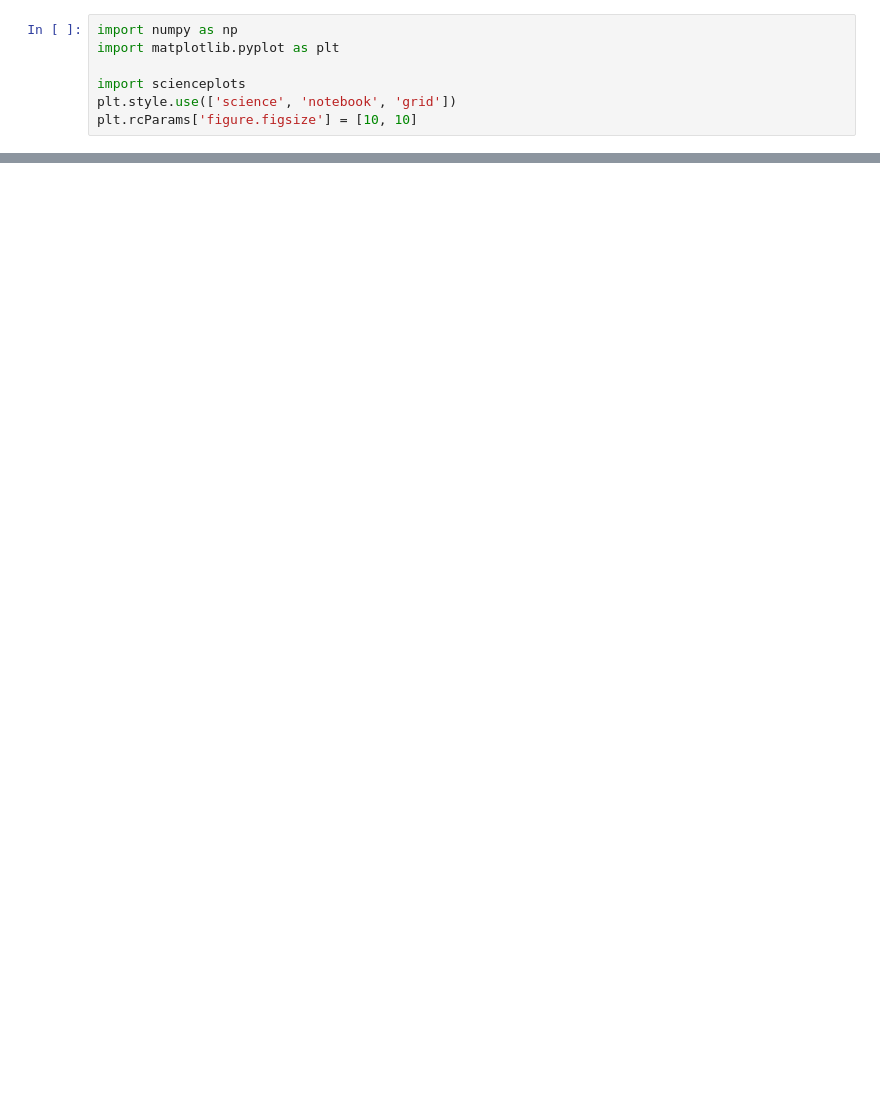
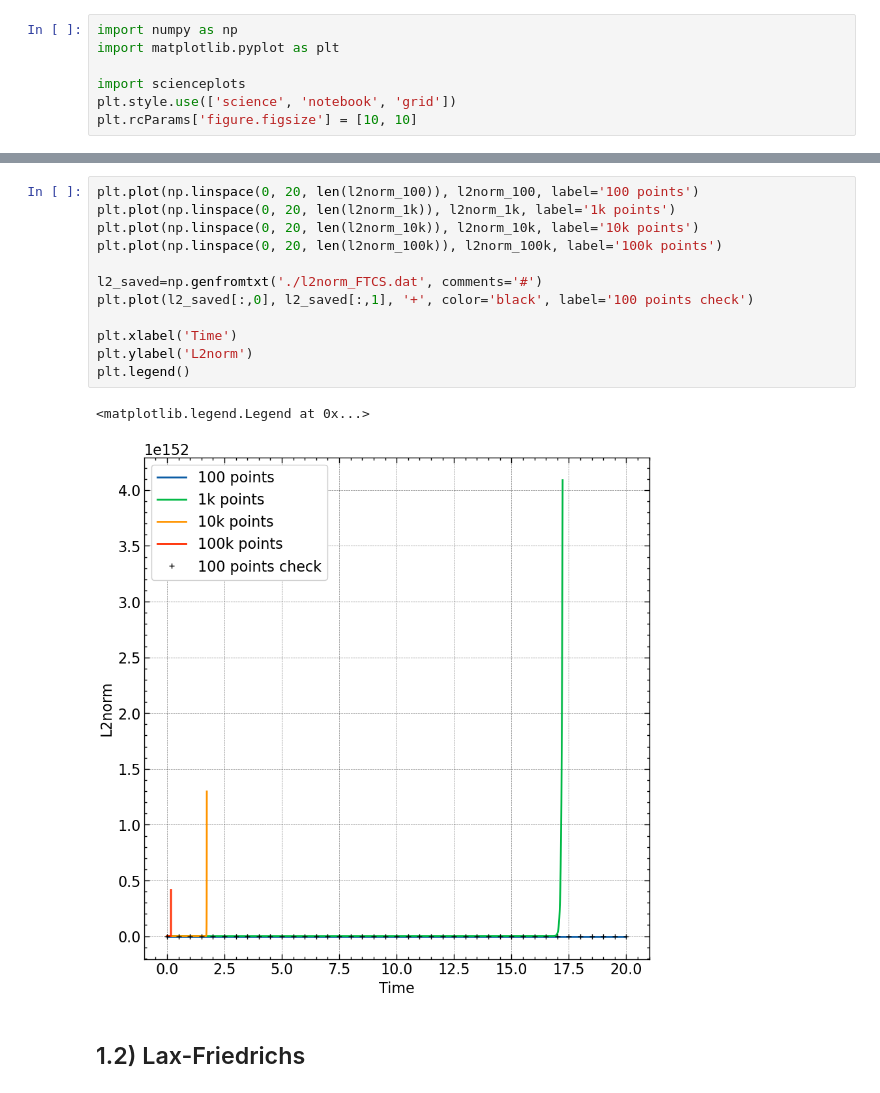
Before and after one commit to M-Bianchi/Numerical_Relativity, a Jupyter notebook: Advection/CompareMethods.ipynb, the cells around one changed output, grey strips where cells are left out. Cells and saved outputs as stored; diff of their text form; blank space fills up the shorter version.

```diff
--- a/Advection/CompareMethods.ipynb
+++ b/Advection/CompareMethods.ipynb
@@ -123,0 +32,17 @@ plt.legend()
+# %%
+plt.plot(np.linspace(0, 20, len(l2norm_100)), l2norm_100, label='100 points')
+plt.plot(np.linspace(0, 20, len(l2norm_1k)), l2norm_1k, label='1k points')
+plt.plot(np.linspace(0, 20, len(l2norm_10k)), l2norm_10k, label='10k points')
+plt.plot(np.linspace(0, 20, len(l2norm_100k)), l2norm_100k, label='100k points')
+
+l2_saved=np.genfromtxt('./l2norm_FTCS.dat', comments='#')
+plt.plot(l2_saved[:,0], l2_saved[:,1], '+', color='black', label='100 points check')
+
+plt.xlabel('Time')
+plt.ylabel('L2norm')
+plt.legend()
+# %% [output]
+<matplotlib.legend.Legend at 0x...>
+[figure, added]
+# %% [markdown]
+## 1.2) Lax-Friedrichs
```
Also changed, not shown: parts of 42 cells of this notebook, 53 other files.
